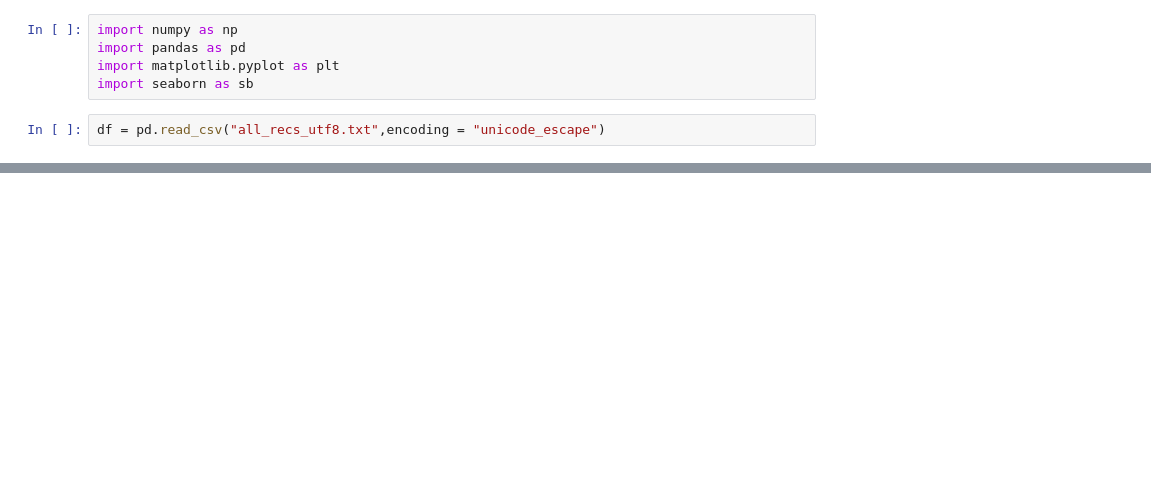
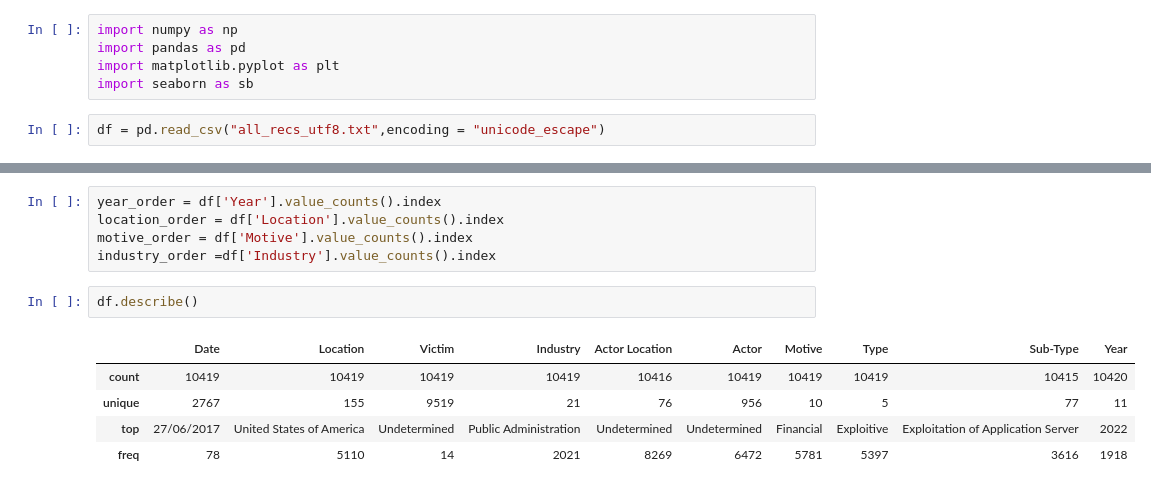
Before and after one commit to lay2lo/jupyter-project, a Jupyter notebook: Untitled.ipynb, the cells around one changed output, grey strips where cells are left out. Drawn from its saved outputs; the diff is of its cells as text; blank space fills up the shorter version.

```diff
--- a/Untitled.ipynb
+++ b/Untitled.ipynb
@@ -14,3 +14,16 @@ df.head()
 | 2 | 30/12/2022 | Poland | Polish Parliament | Public Administration | Russian Federation | NoName057(16) | Protest | Disruptive | External Denial of Services | 2022 |
 | 3 | 30/12/2022 | United States of America | CentraState Healthcare System | Health Care and Social Assistance | Undetermined | Undetermined | Undetermined | Disruptive | Undetermined | 2022 |
 | 4 | 30/12/2022 | Iran (Islamic Republic of) | Iran Airlines | Transportation and Warehousing | Ukraine | rootkitsecurity | Protest | Disruptive | External Denial of Services | 2022 |
+# %%
+year_order = df['Year'].value_counts().index
+location_order = df['Location'].value_counts().index
+motive_order = df['Motive'].value_counts().index
+industry_order =df['Industry'].value_counts().index
+# %%
+df.describe()
+# %% [output]
+|  | Date | Location | Victim | Industry | Actor Location | Actor | Motive | Type | Sub-Type | Year |
+| count | 10419 | 10419 | 10419 | 10419 | 10416 | 10419 | 10419 | 10419 | 10415 | 10420 |
+| unique | 2767 | 155 | 9519 | 21 | 76 | 956 | 10 | 5 | 77 | 11 |
+| top | 27/06/2017 | United States of America | Undetermined | Public Administration | Undetermined | Undetermined | Financial | Exploitive | Exploitation of Application Server | 2022 |
+| freq | 78 | 5110 | 14 | 2021 | 8269 | 6472 | 5781 | 5397 | 3616 | 1918 |
```
Also changed, not shown: parts of 3 cells of this notebook.
